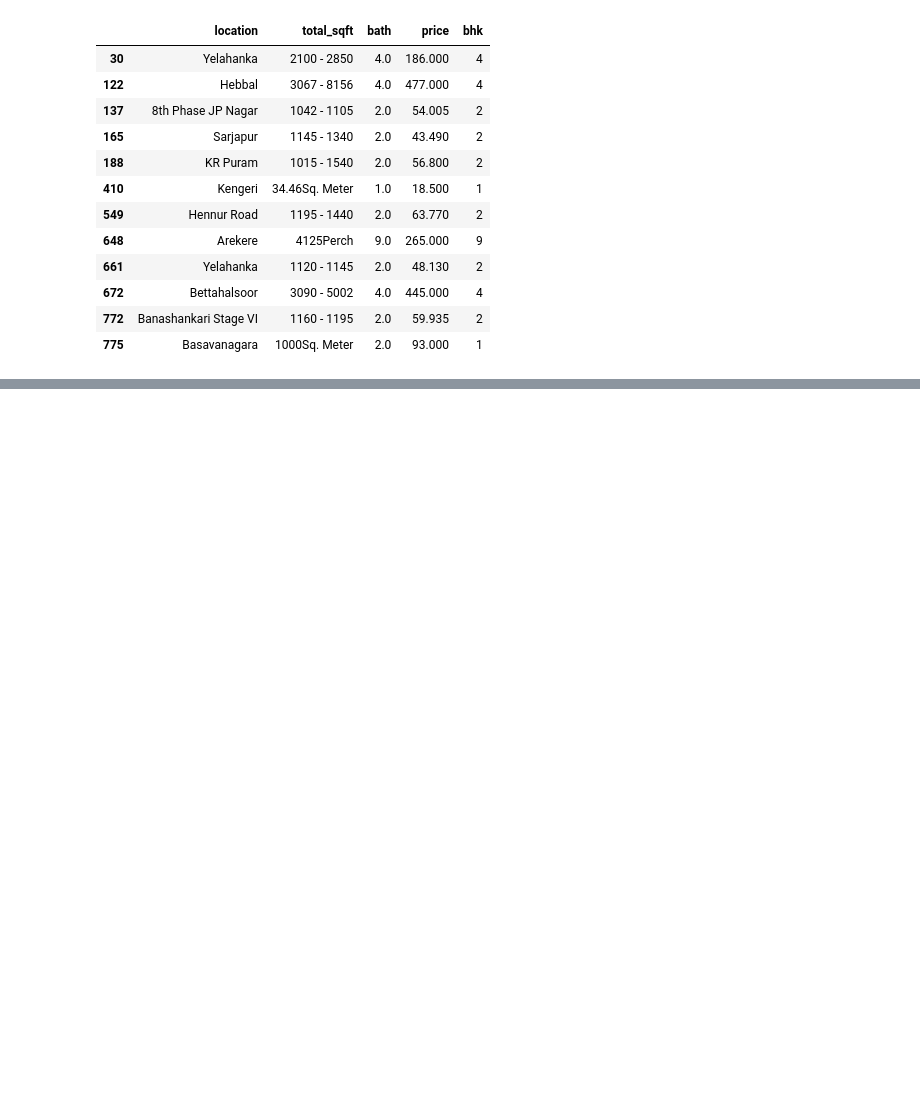
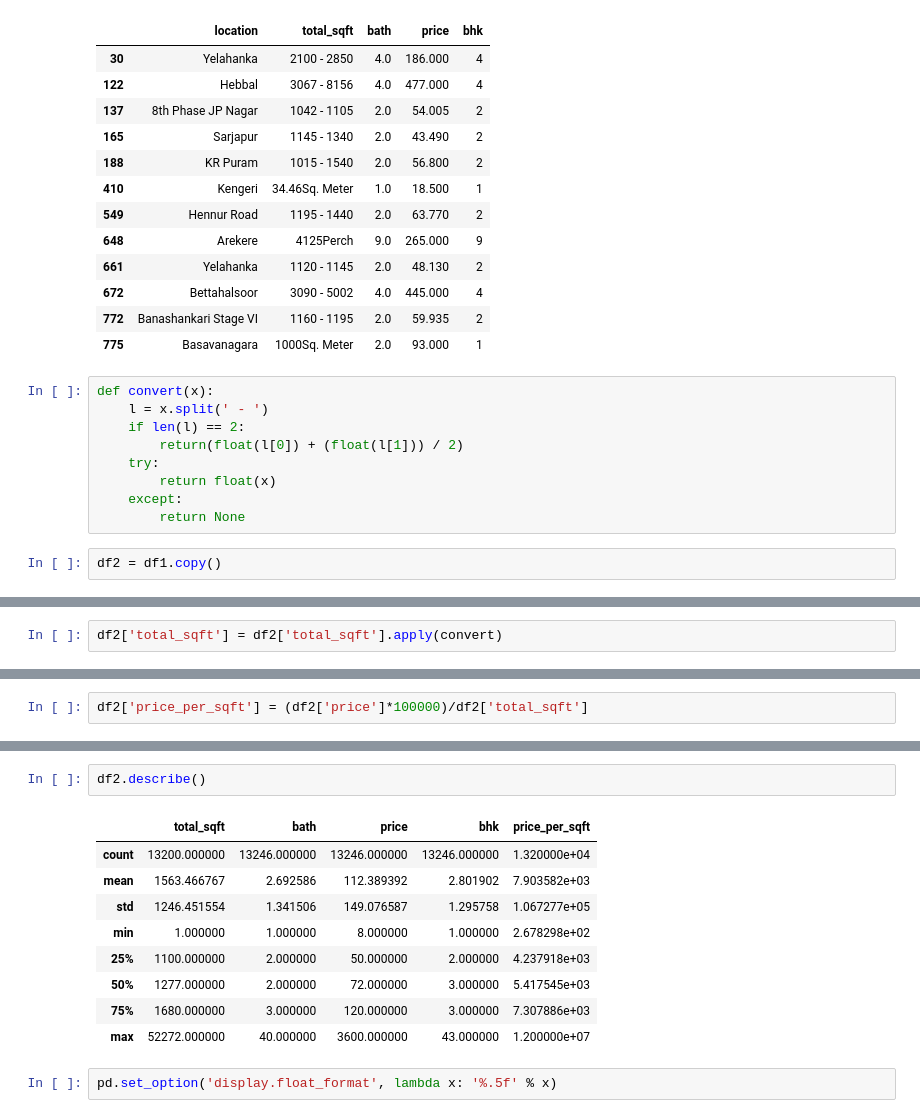
Before and after one commit to praju-1/Machine_Learning, a Jupyter notebook: Supervised_learning/Regression/Banglore_House_Prediction.ipynb, the cells around one changed output, grey strips where cells are left out. Drawn from its saved outputs; the diff is of its cells as text; blank space fills up the shorter version.

```diff
--- a/Supervised_learning/Regression/Banglore_House_Prediction.ipynb
+++ b/Supervised_learning/Regression/Banglore_House_Prediction.ipynb
@@ -202,3 +202,14 @@ df1[~df1['total_sqft'].apply(is_float)].head(12)
 | 672 | Bettahalsoor | 3090 - 5002 | 4.0 | 445.000 | 4 |
 | 772 | Banashankari Stage VI | 1160 - 1195 | 2.0 | 59.935 | 2 |
 | 775 | Basavanagara | 1000Sq. Meter | 2.0 | 93.000 | 1 |
+# %%
+def convert(x):
+    l = x.split(' - ')
+    if len(l) == 2:
+        return(float(l[0]) + (float(l[1])) / 2)
+    try:
+        return float(x)
+    except:
+        return None
+# %%
+df2 = df1.copy()
@@ -204,0 +225,2 @@ df1[~df1['total_sqft'].apply(is_float)].head(12)
+# %%
+df2['total_sqft'] = df2['total_sqft'].apply(convert)
@@ -204,0 +251,2 @@ df1[~df1['total_sqft'].apply(is_float)].head(12)
+# %%
+df2['price_per_sqft'] = (df2['price']*100000)/df2['total_sqft']
@@ -204,0 +262,14 @@ df1[~df1['total_sqft'].apply(is_float)].head(12)
+# %%
+df2.describe()
+# %% [output]
+|  | total_sqft | bath | price | bhk | price_per_sqft |
+| count | 13200.000000 | 13246.000000 | 13246.000000 | 13246.000000 | 1.320000e+04 |
+| mean | 1563.466767 | 2.692586 | 112.389392 | 2.801902 | 7.903582e+03 |
+| std | 1246.451554 | 1.341506 | 149.076587 | 1.295758 | 1.067277e+05 |
+| min | 1.000000 | 1.000000 | 8.000000 | 1.000000 | 2.678298e+02 |
+| 25% | 1100.000000 | 2.000000 | 50.000000 | 2.000000 | 4.237918e+03 |
+| 50% | 1277.000000 | 2.000000 | 72.000000 | 3.000000 | 5.417545e+03 |
+| 75% | 1680.000000 | 3.000000 | 120.000000 | 3.000000 | 7.307886e+03 |
+| max | 52272.000000 | 40.000000 | 3600.000000 | 43.000000 | 1.200000e+07 |
+# %%
+pd.set_option('display.float_format', lambda x: '%.5f' % x)
```
Also changed, not shown: parts of 12 cells of this notebook.
